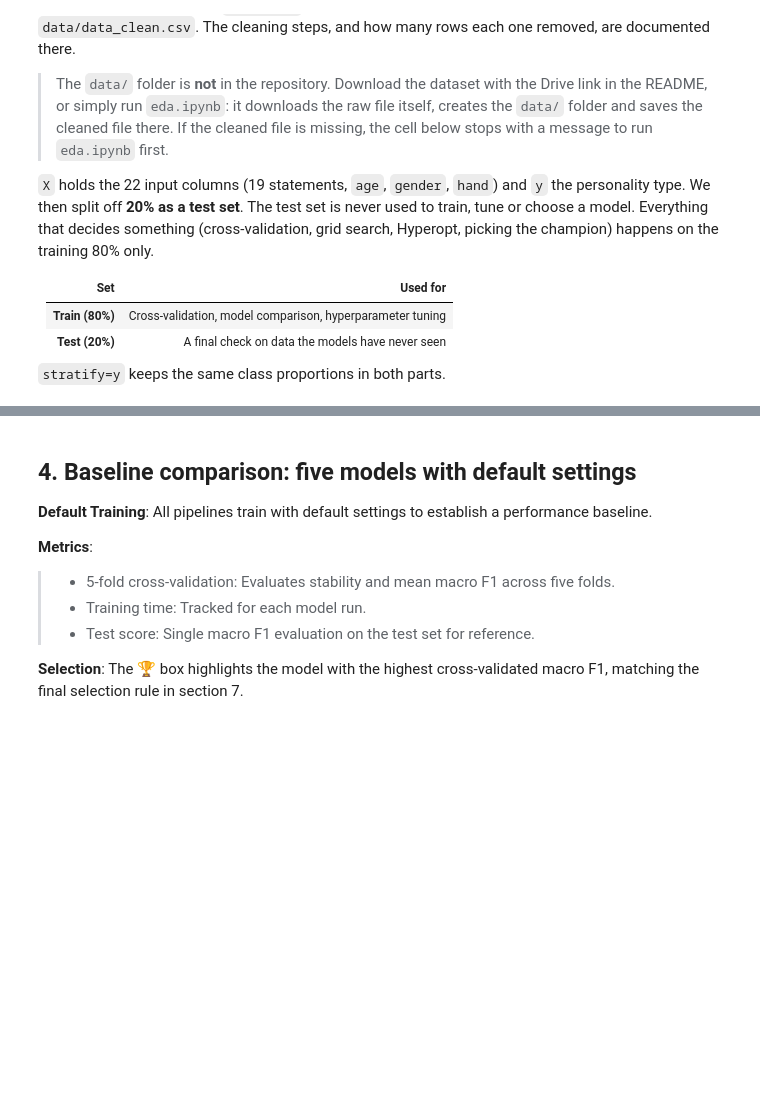
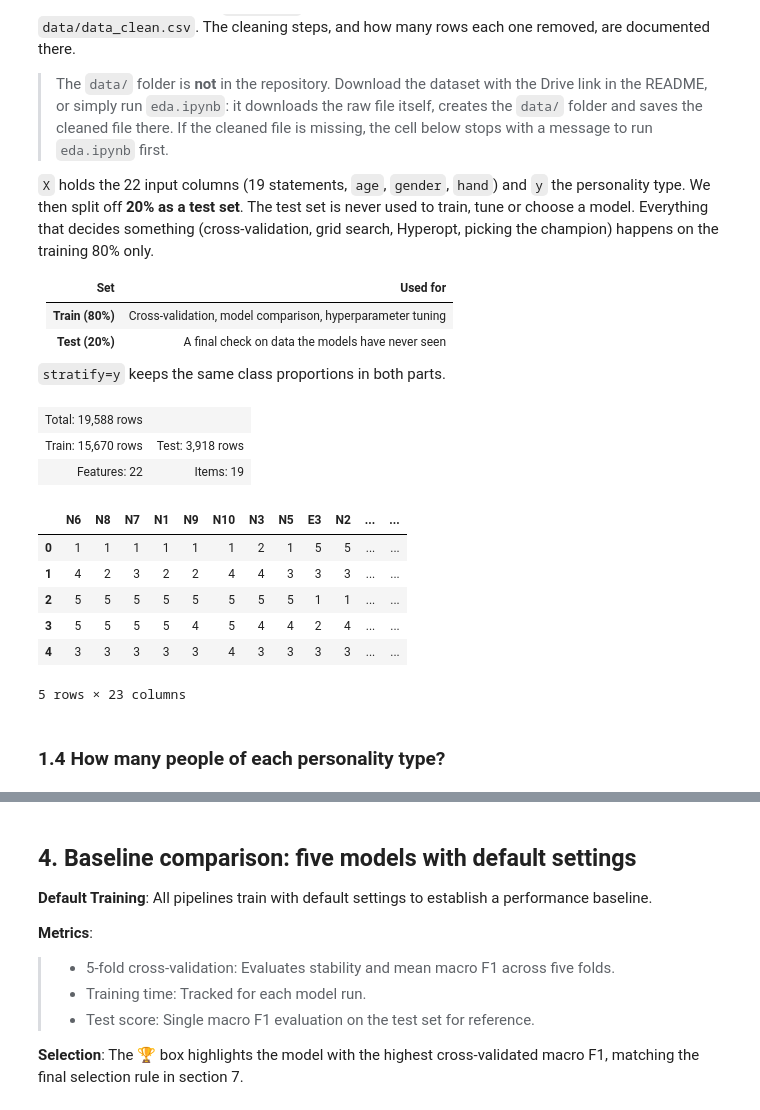
Before and after one commit to MaWeDu/big-five-personality, a Jupyter notebook: modeling.ipynb, the cells around one changed output, grey strips where cells are left out. Saved outputs shown, nothing was run; the diff lists cells and outputs as text; code cells hidden in the pictures; blank space fills up the shorter version.

```diff
--- a/modeling.ipynb
+++ b/modeling.ipynb
@@ -161,8 +196,11 @@ The group's EDA notebook (`eda.ipynb`) cleans the raw data and saves the result
 
 `stratify=y` keeps the same class proportions in both parts.
 # %%
-# 1.3 Load data
 DATA_FILE = Path("data") / "data_clean.csv"
+
+if not DATA_FILE.exists():
+    raise FileNotFoundError(f"{DATA_FILE} not found. Run eda.ipynb first: it downloads the data and creates this file.")
+
 df = pd.read_csv(DATA_FILE)
 
 X = df.drop(columns="target")   # features: 19 answers + age + gender + hand
@@ -179,31 +217,44 @@ X_train, X_test, y_train, y_test = train_test_split(
 )
 
 display(HTML(f"""
 <table style="background:{THEME['success_bg']}; border-left:4px solid {THEME['success_border']};
               border-collapse:collapse; margin:8px 0; font-size:14px; text-align:left;">
     <tr>
         <td colspan="2" style="padding:10px 14px; border:none; text-align:left;">
             <b>Total:</b> {len(df):,} rows
         </td>
     </tr>
     <tr>
         <td style="padding:4px 14px; border:none; text-align:left;">
             <b>Train:</b> {len(X_train):,} rows
         </td>
         <td style="padding:4px 14px; border:none; text-align:left;">
             <b>Test:</b> {len(X_test):,} rows
         </td>
     </tr>
     <tr>
         <td style="padding:4px 14px 10px; border:none; text-align:left;">
             <b>Features:</b> {X.shape[1]}
         </td>
         <td style="padding:4px 14px 10px; border:none; text-align:left;">
             <b>Items:</b> {len(item_cols)}
         </td>
     </tr>
 </table>
 """))
 
 df.head()
+# %% [output]
+| Total: 19,588 rows |  |
+| Train: 15,670 rows | Test: 3,918 rows |
+| Features: 22 | Items: 19 |
+|  | N6 | N8 | N7 | N1 | N9 | N10 | N3 | N5 | E3 | N2 | ... | ... |
+| 0 | 1 | 1 | 1 | 1 | 1 | 1 | 2 | 1 | 5 | 5 | ... | ... |
+| 1 | 4 | 2 | 3 | 2 | 2 | 4 | 4 | 3 | 3 | 3 | ... | ... |
+| 2 | 5 | 5 | 5 | 5 | 5 | 5 | 5 | 5 | 1 | 1 | ... | ... |
+| 3 | 5 | 5 | 5 | 5 | 4 | 5 | 4 | 4 | 2 | 4 | ... | ... |
+| 4 | 3 | 3 | 3 | 3 | 3 | 4 | 3 | 3 | 3 | 3 | ... | ... |
+5 rows × 23 columns
+# %% [markdown]
+### 1.4 How many people of each personality type?
 # %%
```
Also changed, not shown: parts of 42 cells of this notebook, 10 other files.
